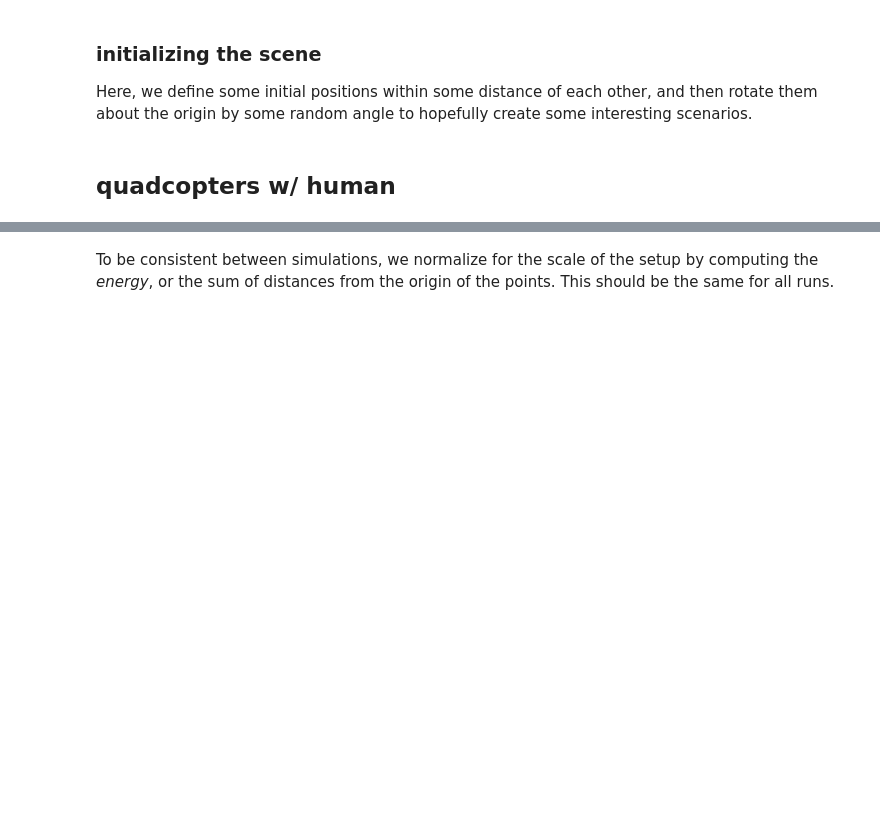
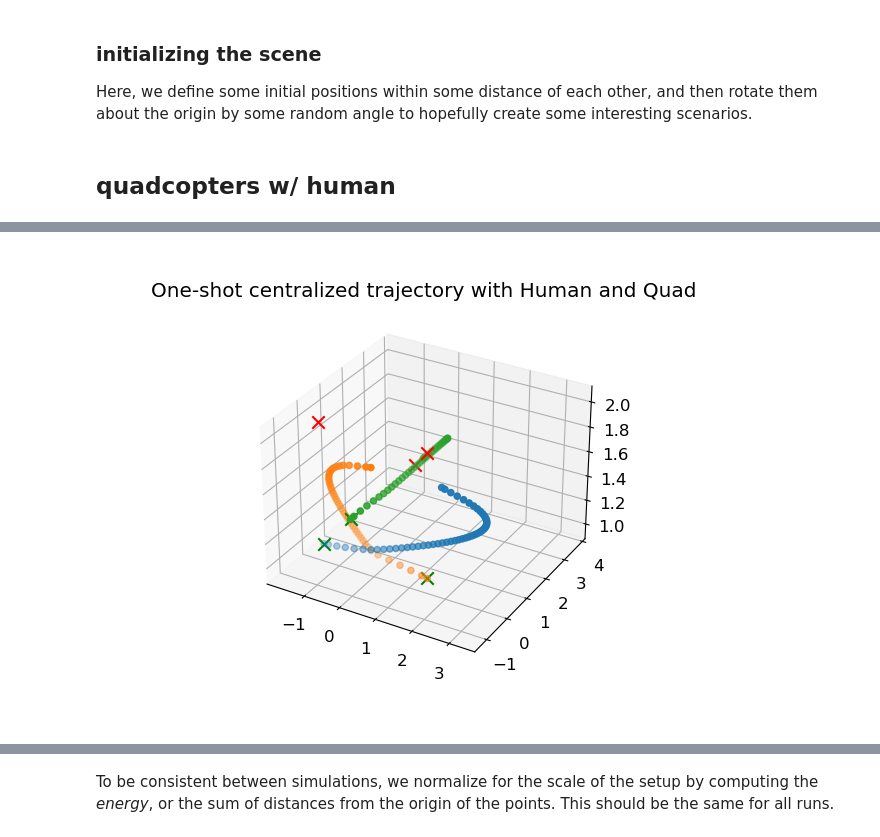
Before and after one commit to labicon/dp-ilqr, a Jupyter notebook: run/main.ipynb, the cells around one changed output, grey strips where cells are left out. Saved outputs shown, nothing was run; the diff lists cells and outputs as text; code cells hidden in the pictures; blank space fills up the shorter version.

```diff
--- a/run/main.ipynb
+++ b/run/main.ipynb
@@ -418,6 +408,8 @@ X, U, J, _ = dec.solve_centralized(solver, x0, U0, ids, True)
 # %%
 plt.clf()
 plt.figure()
-plot_solve(X, J, xf, x_dims, n_d=3)
+plot_solve(X, J, xf, x_dims,True, n_d=3)
 plt.title('One-shot centralized trajectory with Human and Quad')
 plt.draw()
+# %% [output]
+[figure, added]
```
Also changed, not shown: parts of 13 cells of this notebook, 1 other file.
